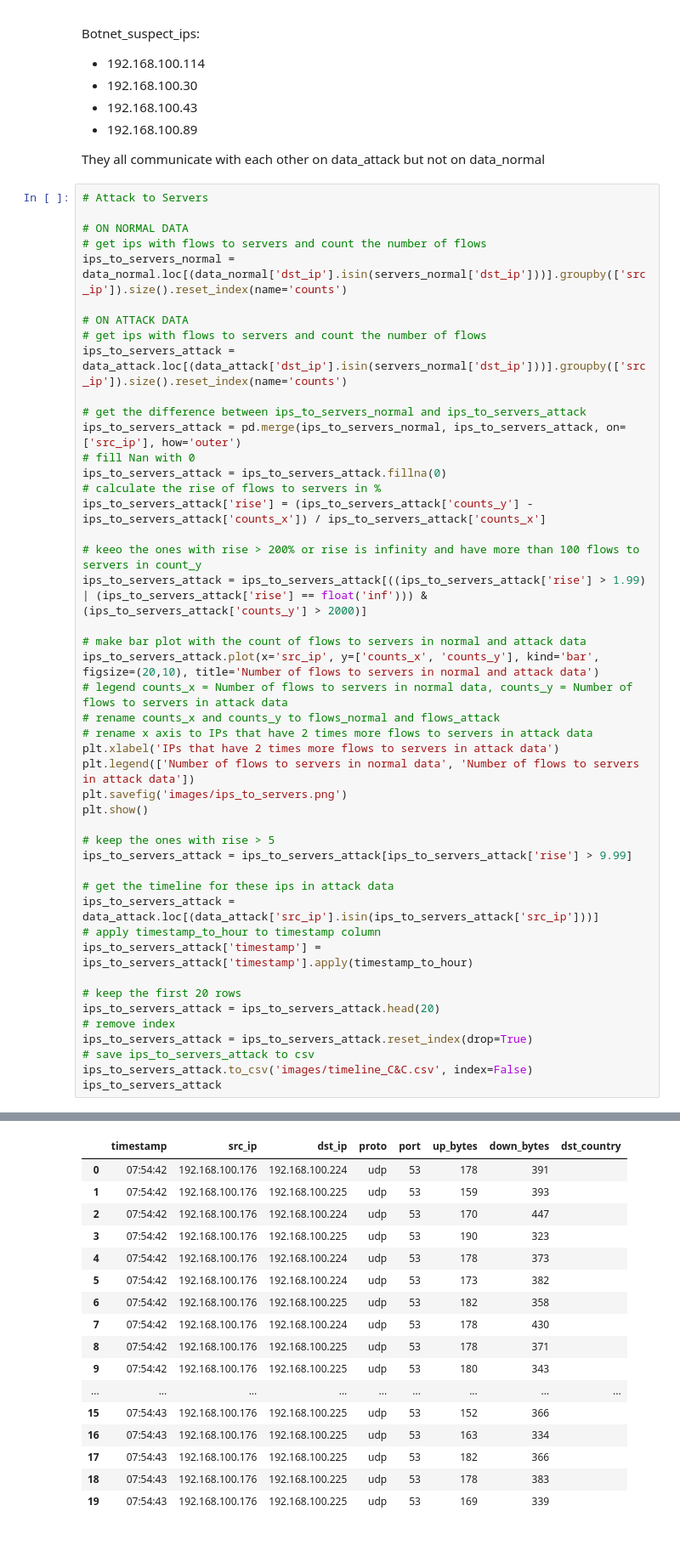
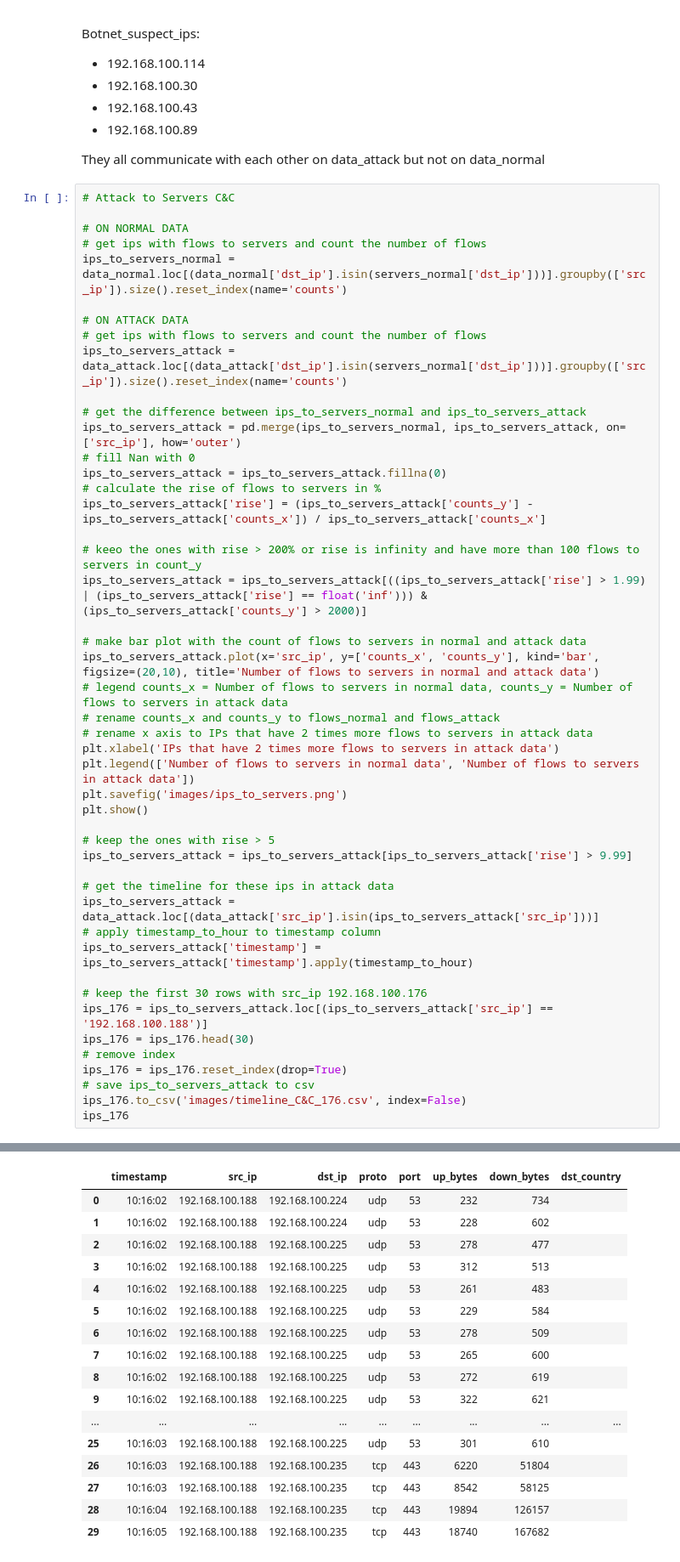
Before and after one commit to Tiagura/SRC_Project2, a Jupyter notebook: view.ipynb, the cells around one changed output, grey strips where cells are left out. Shown: that part at 85% size. Drawn from its saved outputs; the diff is of its cells as text.

```diff
--- a/view.ipynb
+++ b/view.ipynb
@@ -134,7 +134,7 @@ Botnet_suspect_ips:
 
 They all communicate with each other on data_attack but not on data_normal
 # %%
-# Attack to Servers
+# Attack to Servers C&C
 
 # ON NORMAL DATA
 # get ips with flows to servers and count the number of flows
@@ -155,54 +155,55 @@ ips_to_servers_attack['rise'] = (ips_to_servers_attack['counts_y'] - ips_to_serv
 ips_to_servers_attack = ips_to_servers_attack[((ips_to_servers_attack['rise'] > 1.99) | (ips_to_servers_attack['rise'] == float('inf'))) & (ips_to_servers_attack['counts_y'] > 2000)]
 
 # make bar plot with the count of flows to servers in normal and attack data
 ips_to_servers_attack.plot(x='src_ip', y=['counts_x', 'counts_y'], kind='bar', figsize=(20,10), title='Number of flows to servers in normal and attack data')
 # legend counts_x = Number of flows to servers in normal data, counts_y = Number of flows to servers in attack data
 # rename counts_x and counts_y to flows_normal and flows_attack
 # rename x axis to IPs that have 2 times more flows to servers in attack data
 plt.xlabel('IPs that have 2 times more flows to servers in attack data')
 plt.legend(['Number of flows to servers in normal data', 'Number of flows to servers in attack data'])
 plt.savefig('images/ips_to_servers.png')
 plt.show()
 
 # keep the ones with rise > 5
 ips_to_servers_attack = ips_to_servers_attack[ips_to_servers_attack['rise'] > 9.99]
 
 # get the timeline for these ips in attack data
 ips_to_servers_attack = data_attack.loc[(data_attack['src_ip'].isin(ips_to_servers_attack['src_ip']))]
 # apply timestamp_to_hour to timestamp column
 ips_to_servers_attack['timestamp'] = ips_to_servers_attack['timestamp'].apply(timestamp_to_hour)
 
-# keep the first 20 rows
-ips_to_servers_attack = ips_to_servers_attack.head(20)
+# keep the first 30 rows with src_ip 192.168.100.176
+ips_176 = ips_to_servers_attack.loc[(ips_to_servers_attack['src_ip'] == '192.168.100.188')]
+ips_176 = ips_176.head(30)
 # remove index
-ips_to_servers_attack = ips_to_servers_attack.reset_index(drop=True)
+ips_176 = ips_176.reset_index(drop=True)
 # save ips_to_servers_attack to csv
-ips_to_servers_attack.to_csv('images/timeline_C&C.csv', index=False)
-ips_to_servers_attack
+ips_176.to_csv('images/timeline_C&C_176.csv', index=False)
+ips_176
 # %% [output]
 [figure]
 A value is trying to be set on a copy of a slice from a DataFrame.
 Try using .loc[row_indexer,col_indexer] = value instead
 
 See the caveats in the documentation: https://pandas.pydata.org/pandas-docs/stable/user_guide/indexing.html#returning-a-view-versus-a-copy
   ips_to_servers_attack['timestamp'] = ips_to_servers_attack['timestamp'].apply(timestamp_to_hour)
 |  | timestamp | src_ip | dst_ip | proto | port | up_bytes | down_bytes | dst_country |
-| 0 | 07:54:42 | 192.168.100.176 | 192.168.100.224 | udp | 53 | 178 | 391 |  |
-| 1 | 07:54:42 | 192.168.100.176 | 192.168.100.225 | udp | 53 | 159 | 393 |  |
-| 2 | 07:54:42 | 192.168.100.176 | 192.168.100.224 | udp | 53 | 170 | 447 |  |
-| 3 | 07:54:42 | 192.168.100.176 | 192.168.100.225 | udp | 53 | 190 | 323 |  |
-| 4 | 07:54:42 | 192.168.100.176 | 192.168.100.224 | udp | 53 | 178 | 373 |  |
-| 5 | 07:54:42 | 192.168.100.176 | 192.168.100.224 | udp | 53 | 173 | 382 |  |
-| 6 | 07:54:42 | 192.168.100.176 | 192.168.100.225 | udp | 53 | 182 | 358 |  |
-| 7 | 07:54:42 | 192.168.100.176 | 192.168.100.224 | udp | 53 | 178 | 430 |  |
-| 8 | 07:54:42 | 192.168.100.176 | 192.168.100.225 | udp | 53 | 178 | 371 |  |
-| 9 | 07:54:42 | 192.168.100.176 | 192.168.100.225 | udp | 53 | 180 | 343 |  |
+| 0 | 10:16:02 | 192.168.100.188 | 192.168.100.224 | udp | 53 | 232 | 734 |  |
+| 1 | 10:16:02 | 192.168.100.188 | 192.168.100.224 | udp | 53 | 228 | 602 |  |
+| 2 | 10:16:02 | 192.168.100.188 | 192.168.100.225 | udp | 53 | 278 | 477 |  |
+| 3 | 10:16:02 | 192.168.100.188 | 192.168.100.225 | udp | 53 | 312 | 513 |  |
+| 4 | 10:16:02 | 192.168.100.188 | 192.168.100.225 | udp | 53 | 261 | 483 |  |
+| 5 | 10:16:02 | 192.168.100.188 | 192.168.100.225 | udp | 53 | 229 | 584 |  |
+| 6 | 10:16:02 | 192.168.100.188 | 192.168.100.225 | udp | 53 | 278 | 509 |  |
+| 7 | 10:16:02 | 192.168.100.188 | 192.168.100.225 | udp | 53 | 265 | 600 |  |
+| 8 | 10:16:02 | 192.168.100.188 | 192.168.100.225 | udp | 53 | 272 | 619 |  |
+| 9 | 10:16:02 | 192.168.100.188 | 192.168.100.225 | udp | 53 | 322 | 621 |  |
 | ... | ... | ... | ... | ... | ... | ... | ... | ... |
-| 15 | 07:54:43 | 192.168.100.176 | 192.168.100.225 | udp | 53 | 152 | 366 |  |
-| 16 | 07:54:43 | 192.168.100.176 | 192.168.100.225 | udp | 53 | 163 | 334 |  |
-| 17 | 07:54:43 | 192.168.100.176 | 192.168.100.225 | udp | 53 | 182 | 366 |  |
-| 18 | 07:54:43 | 192.168.100.176 | 192.168.100.225 | udp | 53 | 178 | 383 |  |
-| 19 | 07:54:43 | 192.168.100.176 | 192.168.100.225 | udp | 53 | 169 | 339 |  |
+| 25 | 10:16:03 | 192.168.100.188 | 192.168.100.225 | udp | 53 | 301 | 610 |  |
+| 26 | 10:16:03 | 192.168.100.188 | 192.168.100.235 | tcp | 443 | 6220 | 51804 |  |
+| 27 | 10:16:03 | 192.168.100.188 | 192.168.100.235 | tcp | 443 | 8542 | 58125 |  |
+| 28 | 10:16:04 | 192.168.100.188 | 192.168.100.235 | tcp | 443 | 19894 | 126157 |  |
+| 29 | 10:16:05 | 192.168.100.188 | 192.168.100.235 | tcp | 443 | 18740 | 167682 |  |
 # %% [markdown]
 Attack to Servers:
 - 192.168.100.176
```
Also changed, not shown: parts of 2 cells of this notebook, 8 other files.
